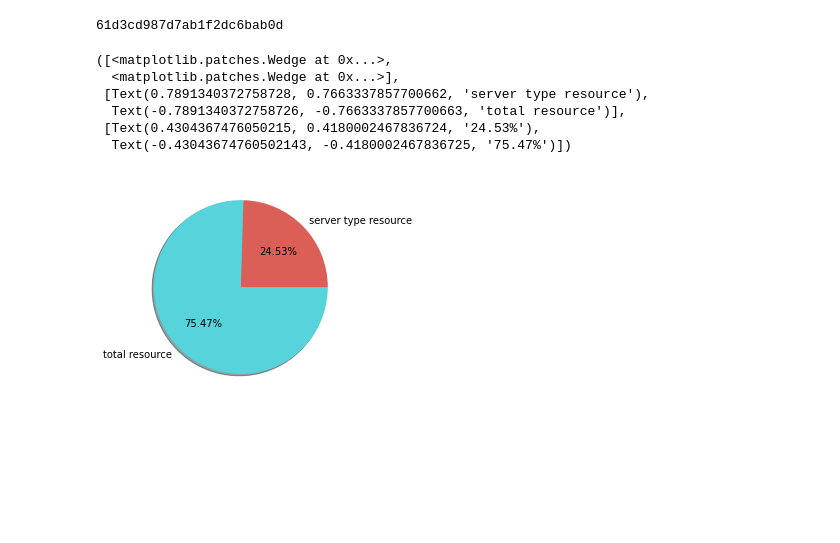
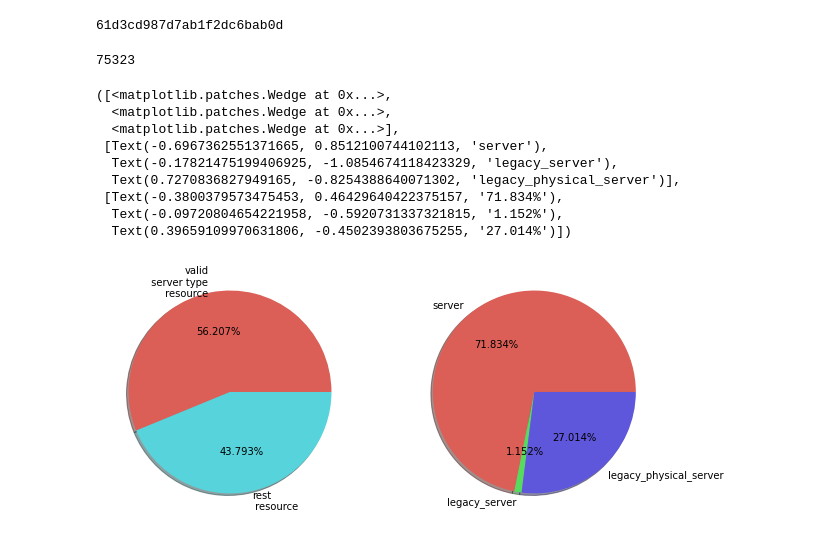
Before and after one commit to 2jimoo/statistics_with_mongodb_s3_papermill_k8s, a Jupyter notebook: resource_server_registration_rate.ipynb, the cells around one changed output. Cells and saved outputs as stored; diff of their text form; code cells hidden in the pictures; blank space fills up the shorter version.

Commit message:
subplot, portions per type

```diff
--- a/resource_server_registration_rate.ipynb
+++ b/resource_server_registration_rate.ipynb
@@ -32,21 +32,39 @@ lookupServerApplicationDf = pd.merge(left = serverResourceDf , right = applicati
 non_default_pa_server = lookupServerApplicationDf[lookupServerApplicationDf["parentGroup"] != default_pa_id]
 non_default_pa_server.dropna(axis=0,how='any',subset=["parentGroup","parentGroups"],inplace = True)
 non_default_pa_server_count= non_default_pa_server.shape[0]
+print(non_default_pa_server_count)
+# %% [output]
+75323
 # %%
 import matplotlib.pyplot as plt
 import seaborn as sns
 
-values = [non_default_pa_server_count, total_resource_count-non_default_pa_server_count]
-labels = ["server type resource", "total resource"]
+plt.figure(figsize=(10,8))
+
+rest_server_count=total_resource_count-non_default_pa_server_count
+values = [non_default_pa_server_count, rest_server_count]
+labels = ["valid\n server type\n resource", "rest\n resource"]
 colors = sns.color_palette('hls',len(labels))
+plt.subplot(1,2,1)
+plt.pie(values,labels=labels, autopct='%.3f%%', colors = colors, shadow=True)
 
-plt.pie(values,labels=labels, autopct='%.3f%%', colors = colors,shadow=True)
+server_count = resourceDf[resourceDf["type"]=="server"].shape[0]
+legacy_server_count= resourceDf[resourceDf["type"]=="legacy-server"].shape[0]
+legacy_physical_server_count=resourceDf[resourceDf["type"]=="legacy-physical-server"].shape[0]
+values2 = [server_count,legacy_server_count,legacy_physical_server_count ]
+labels2 = ["server", "legacy_server", "legacy_physical_server"]
+colors2 = sns.color_palette('hls',len(labels2))
+plt.subplot(1,2,2)
+plt.pie(values2,labels=labels2, autopct='%.3f%%', colors = colors2, shadow=True)
 # %% [output]
 ([<matplotlib.patches.Wedge at 0x...>,
+  <matplotlib.patches.Wedge at 0x...>,
   <matplotlib.patches.Wedge at 0x...>],
- [Text(0.7891340372758728, 0.7663337857700662, 'server type resource'),
-  Text(-0.7891340372758726, -0.7663337857700663, 'total resource')],
- [Text(0.4304367476050215, 0.4180002467836724, '24.53%'),
-  Text(-0.43043674760502143, -0.4180002467836725, '75.47%')])
+ [Text(-0.6967362551371665, 0.8512100744102113, 'server'),
+  Text(-0.17821475199406925, -1.0854674118423329, 'legacy_server'),
+  Text(0.7270836827949165, -0.8254388640071302, 'legacy_physical_server')],
+ [Text(-0.3800379573475453, 0.46429640422375157, '71.834%'),
+  Text(-0.09720804654221958, -0.5920731337321815, '1.152%'),
+  Text(0.39659109970631806, -0.4502393803675255, '27.014%')])
-[figure, old version]
+[figure, new version]
 # %%
```
Also changed, not shown: parts of 3 cells of this notebook.
